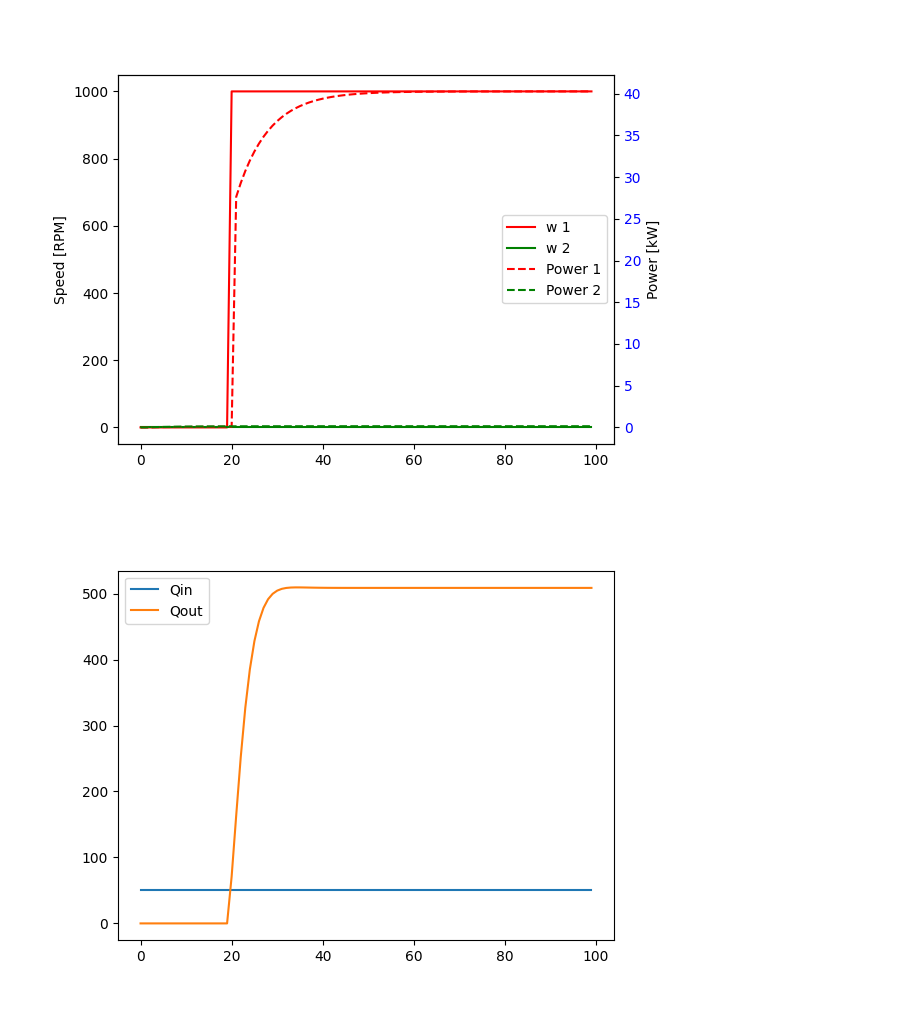
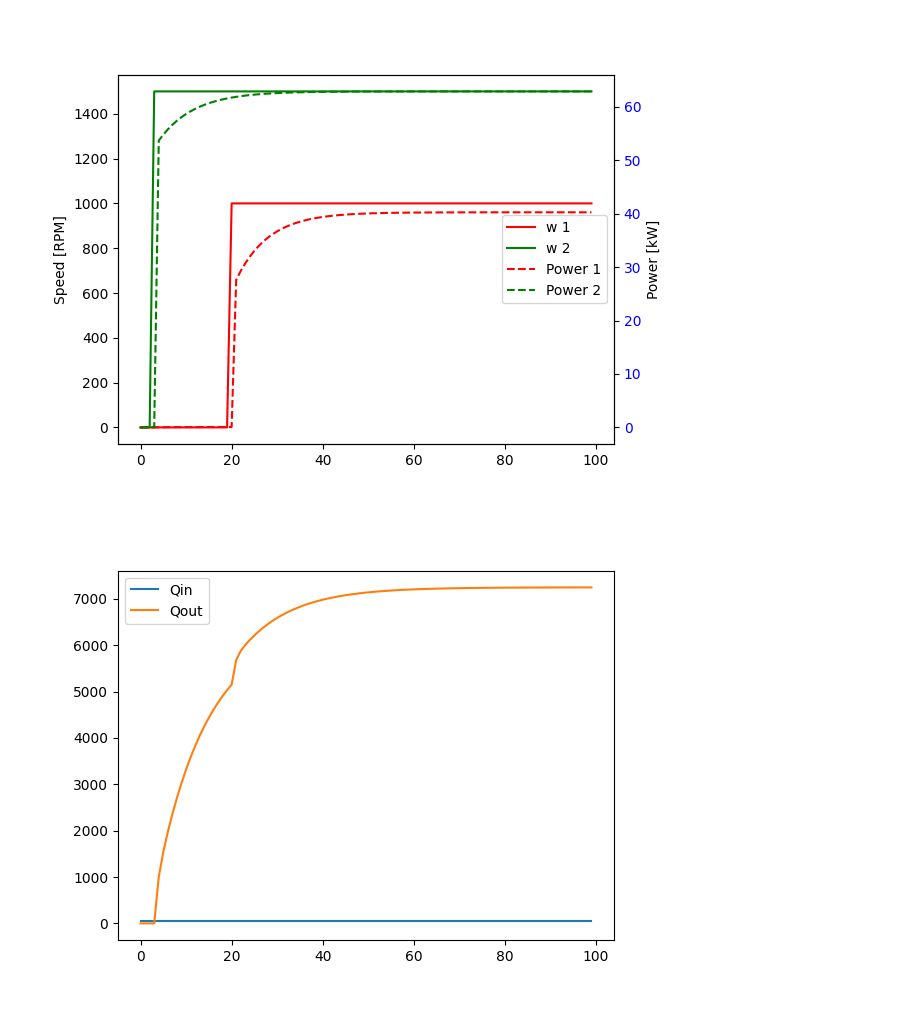
Before and after one commit to MPILC-Course/edge_mpc, a Jupyter notebook: test_arx.ipynb, the cells around one changed output. Drawn from its saved outputs; the diff is of its cells as text; code cells hidden in the pictures.

```diff
--- a/test_arx.ipynb
+++ b/test_arx.ipynb
@@ -10,19 +10,16 @@ opti = ca.Opti()
 
 #=========== Parameters of the ARX model
 #A (ny x (na1+na2)) na1,2: lags on y1,2
+#A (ny x (na1+na2)) na1,2: lags on y1,2
 A_power = np.array([[8.6870E-01,0],[0,8.7838E-01]])
-# A_outflow = np.array([[1.2995], \
-#                       [-4.3918E-01], \
-#                       [4.5231E-02], \
-#                       [0], \
-#                       [1.0387E-02]])
+A_outflow = np.array([[1.0869,-1.5832E-01]])
 
 # B (ny x (nb1+nb2)) nb1,2: lags on u1,2
 B_power = np.array([[2.7560E-02,0,-2.2282E-02,0],[0,3.5775E-02,0,-3.0685E-02]])
-# B_outflow = np.array([[[7.1049E-02], [4.1327E-02], [6.4801E-02], [0], [-6.6199E-02]]]).T
+B_outflow = np.array([[4.2454E-01,6.6812E-01,-3.6354E-01,-3.6354E-01]])
 
 C_power = np.array([1.0790E-02,1.7240E-02])
-# C_outflow = np.array([-7.3292E+01])
+C_outflow = np.array([-1.5832E-01])
 
 
 #=========== Define the Horizon
@@ -41,43 +38,47 @@ A = 18
 
 
 w[0,20:] = 1000
-# w[1,3:] = 1500
+w[1,3:] = 1500
 
 # ARX model constraints
 for t in range(2, N):
-    Qout[t] = 1.2995 * Qout[t-1] -4.3918E-01 * Qout[t-2] + 7.1049E-02 * w[0,t] + 0
-    P_t = A_power @ ca.vcat(P[:,t-1]) +B_power @ ca.vcat([w[:,t-1],w[:,t-2]]) + ca.vcat(C_power)
+    # Qout[t] = 1.2995 * Qout[t-1] -4.3918E-01 * Qout[t-2] + 7.1049E-02 * w[0,t] + 0
+    # P_t = A_power @ ca.vcat(P[:,t-1]) +B_power @ ca.vcat([w[:,t-1],w[:,t-2]]) + ca.vcat(C_power)
+    # P[:,t] = np.reshape(P_t,(2,))
+    Qout[t] = A_outflow @ ca.vcat([Qout[t-1],Qout[t-2]]) +B_outflow @ ca.vcat([w[:,t-1],w[:,t-2]]) + C_outflow
+    # Qout[t] = np.reshape(Qout_t,(1,))
+    P_t = A_power @ P[:,t-1] +B_power @ ca.vcat([w[:,t-1],w[:,t-2]]) + C_power
     P[:,t] = np.reshape(P_t,(2,))
 
 h[0] = 10
 for t in range(1, N):
     h[t] = h[t-1] + Ts/A*(Qin[t-1]-Qout[t-1])
 
 
 
 
 plt.clf()
 ax1 = plt.subplot(1,1,1)
 plt.plot(w[0,:],"r",label='w 1')
 plt.plot(w[1,:],"g",label='w 2')
 plt.ylabel('Speed [RPM]')
 ax12 = ax1.twinx()
 ax12.plot(P[0,:],"r--",label='Power 1')
 ax12.plot(P[1,:],"g--",label='Power 2')
 ax12.set_ylabel('Power [kW]')
 ax12.tick_params(axis ='y', labelcolor = 'blue')
 h1, l1 = ax1.get_legend_handles_labels()
 h12, l12 = ax12.get_legend_handles_labels()
 ax1.legend(h1+h12, l1+l12, loc=5)
 plt.show()
 
 plt.figure()
 plt.plot(h,label='h')
 plt.figure()
 plt.plot(Qin,label='Qin')
 plt.plot(Qout,label='Qout')
 plt.legend()
 plt.show()
 # %% [output]
-[figure, old version]
+[figure, new version]
-[figure, old version]
+[figure, new version]
```
Also changed, not shown: parts of 2 cells of this notebook, 1 other file.
